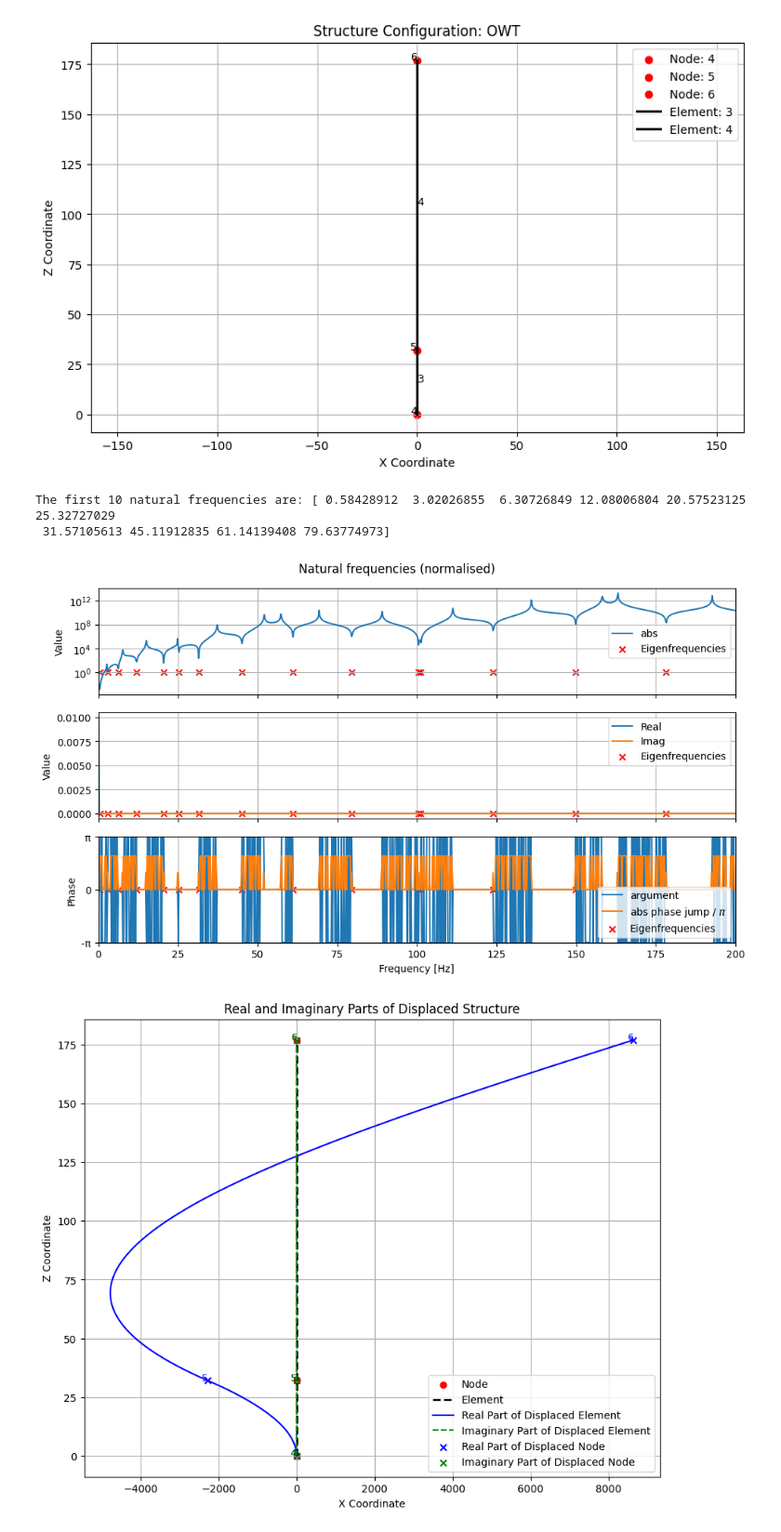
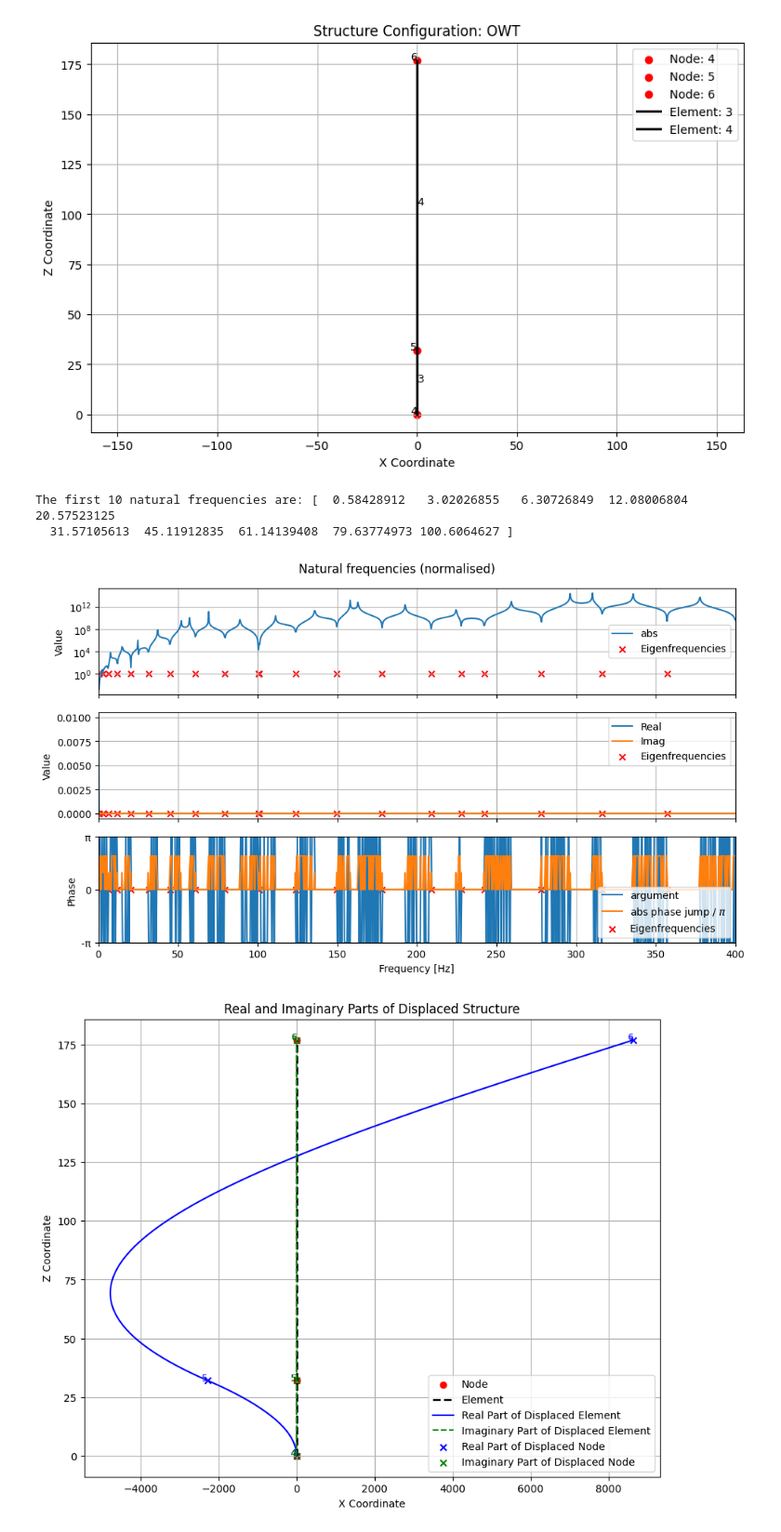
Before and after one commit to Lymone96/CIEM5220-Group2, a Jupyter notebook: 1_SRE/Part 1/CIEM5220_SRE_PW1_2025_MMarissen5381827_GMylonopoulos4807421_BSlingerland5309913_JThomas6276423.ipynb, the cells around one changed output. Shown at 93% size. Saved outputs shown, nothing was run; the diff lists cells and outputs as text; code cells hidden in the pictures.

```diff
--- a/1_SRE/Part 1/CIEM5220_SRE_PW1_2025_MMarissen5381827_GMylonopoulos4807421_BSlingerland5309913_JThomas6276423.ipynb
+++ b/1_SRE/Part 1/CIEM5220_SRE_PW1_2025_MMarissen5381827_GMylonopoulos4807421_BSlingerland5309913_JThomas6276423.ipynb
@@ -147,8 +148,8 @@ G_3 = (100 + E * 10) * 1E6 #N/m²
 rho_3 = 2000 #kg/m³
 eta_3 = 1000 + D * 10 #Ns/m²
 
-f_max = 200 #Hz
-omega_range = np.linspace(1, f_max * 2 * np.pi, 1000)
+f_max1 = 200 #Hz
+omega_range1 = np.linspace(1, f_max1 * 2 * np.pi, 1000)
 # %%
 #Creating the layered soil system
 
@@ -216,19 +217,19 @@ def remove_close_roots(roots, tol=1e-6):
 
 s1.run_connectivity()
 
-omega_m1 = np.array(find_eigen_frequencies(omega_range, s1))
+omega_m1 = np.array(find_eigen_frequencies(omega_range1, s1))
 omega_m1 = remove_close_roots(omega_m1)
 f_m1 = omega_m1 / (2 * np.pi)
 
-Det_M1 = np.array([det_func(omega, s1) for omega in omega_range])
+Det_M1 = np.array([det_func(omega, s1) for omega in omega_range1])
 arg_dets1 = np.angle(Det_M1)
 
 fig, axs = plt.subplots(3, sharex=True, figsize=(10,6))
-axs[0].semilogy(omega_range / 2 / np.pi, abs(Det_M1), label='abs')
-axs[1].plot(omega_range / 2 / np.pi, Det_M1.real/omega_range**6, label='Real')
-axs[1].plot(omega_range / 2 / np.pi, Det_M1.imag/omega_range**6, label='Imag')
-axs[2].plot(omega_range / 2 / np.pi, arg_dets1, label='argument')
-axs[2].plot(omega_range[:-1] / 2 / np.pi, abs(np.diff(arg_dets1))/np.pi, label='abs phase jump / $\\pi$')
+axs[0].semilogy(omega_range1 / 2 / np.pi, abs(Det_M1), label='abs')
+axs[1].plot(omega_range1 / 2 / np.pi, Det_M1.real/omega_range1**6, label='Real')
+axs[1].plot(omega_range1 / 2 / np.pi, Det_M1.imag/omega_range1**6, label='Imag')
+axs[2].plot(omega_range1 / 2 / np.pi, arg_dets1, label='argument')
+axs[2].plot(omega_range1[:-1] / 2 / np.pi, abs(np.diff(arg_dets1))/np.pi, label='abs phase jump / $\\pi$')
 axs[2].set_ylim([-np.pi, np.pi])
 
 axs[0].scatter(f_m1, np.ones_like(omega_m1), marker='x', c='r', label='Eigenfrequencies')
@@ -238,7 +239,7 @@ axs[2].scatter(f_m1, np.zeros_like(omega_m1), marker='x', c='r', label='Eigenfre
 for ax in axs:
     ax.grid()
     ax.legend()
-    ax.set_xlim([0, f_max])
+    ax.set_xlim([0, f_max1])
 axs[0].set_ylabel('Value')
 axs[1].set_ylabel('Value')
 axs[2].set_ylabel('Phase')
@@ -642,6 +643,9 @@ elems2.append(s2.CreateElement([nodes2[1], nodes2[2]]))
 elems2[-1].SetSection('EulerBernoulli Beam foundation attachments', owt_section2)
 
 s2.PlotStructure(plot_elements=True)
+
+f_max2 = 400 #Hz
+omega_range2 = np.linspace(1, f_max2 * 2 * np.pi, 1000)
 # %% [output]
 Assembler 'OWT' successfully initialised
 Successfully added element of type: EulerBernoulli Beam to Element 3
@@ -651,44 +655,44 @@ Successfully added element of type: EulerBernoulli Beam foundation attachments t
 #Finding the natural frequencies and visualising that process and the results
 
 s2.run_connectivity()
 
-omega_m2 = np.array(find_eigen_frequencies(omega_range, s2))
+omega_m2 = np.array(find_eigen_frequencies(omega_range2, s2))
 omega_m2 = remove_close_roots(omega_m2)
 f_m2 = omega_m2 / (2 * np.pi)
 
-Det_M2 = np.array([det_func(omega, s2) for omega in omega_range])
+Det_M2 = np.array([det_func(omega, s2) for omega in omega_range2])
 arg_dets2 = np.angle(Det_M2)
 
 fig, axs = plt.subplots(3, sharex=True, figsize=(10,6))
-axs[0].semilogy(omega_range / 2 / np.pi, abs(Det_M2), label='abs')
-axs[1].plot(omega_range / 2 / np.pi, Det_M2.real/omega_range**6, label='Real')
-axs[1].plot(omega_range / 2 / np.pi, Det_M2.imag/omega_range**6, label='Imag')
-axs[2].plot(omega_range / 2 / np.pi, arg_dets2, label='argument')
-axs[2].plot(omega_range[:-1] / 2 / np.pi, abs(np.diff(arg_dets2))/np.pi, label='abs phase jump / $\\pi$')
+axs[0].semilogy(omega_range2 / 2 / np.pi, abs(Det_M2), label='abs')
+axs[1].plot(omega_range2 / 2 / np.pi, Det_M2.real/omega_range2**6, label='Real')
+axs[1].plot(omega_range2 / 2 / np.pi, Det_M2.imag/omega_range2**6, label='Imag')
+axs[2].plot(omega_range2 / 2 / np.pi, arg_dets2, label='argument')
+axs[2].plot(omega_range2[:-1] / 2 / np.pi, abs(np.diff(arg_dets2))/np.pi, label='abs phase jump / $\\pi$')
 axs[2].set_ylim([-np.pi, np.pi])
 
 axs[0].scatter(f_m2, np.ones_like(omega_m2), marker='x', c='r', label='Eigenfrequencies')
 axs[1].scatter(f_m2, np.zeros_like(omega_m2), marker='x', c='r', label='Eigenfrequencies')
 axs[2].scatter(f_m2, np.zeros_like(omega_m2), marker='x', c='r', label='Eigenfrequencies')
 
 for ax in axs:
     ax.grid()
     ax.legend()
-    ax.set_xlim([0, f_max])
+    ax.set_xlim([0, f_max2])
 axs[0].set_ylabel('Value')
 axs[1].set_ylabel('Value')
 axs[2].set_ylabel('Phase')
 axs[2].set_xlabel('Frequency [Hz]')
 axs[2].set_yticks([-np.pi, 0, np.pi], ['-$\\mathrm{\\pi}$', 0, '$\\mathrm{\\pi}$'])
 fig.suptitle('Natural frequencies (normalised)')
 plt.tight_layout()
 
 N = 10
 print(f'The first {N} natural frequencies are: {f_m2[:N]}')
 # %% [output]
-The first 10 natural frequencies are: [ 0.58428912  3.02026855  6.30726849 12.08006804 20.57523125 25.32727029
- 31.57105613 45.11912835 61.14139408 79.63774973]
+The first 10 natural frequencies are: [  0.58428912   3.02026855   6.30726849  12.08006804  20.57523125
+  31.57105613  45.11912835  61.14139408  79.63774973 100.6064627 ]
-[figure, old version]
+[figure, new version]
 # %%
 #Normalising the modes of vibration and plotting the first 2
 
```
Also changed, not shown: parts of 10 cells of this notebook, 2 other files.
